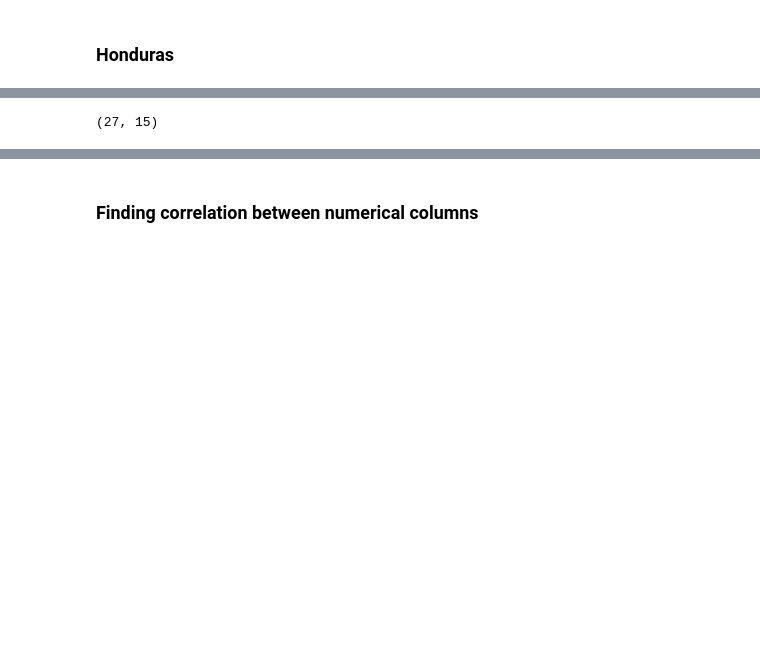
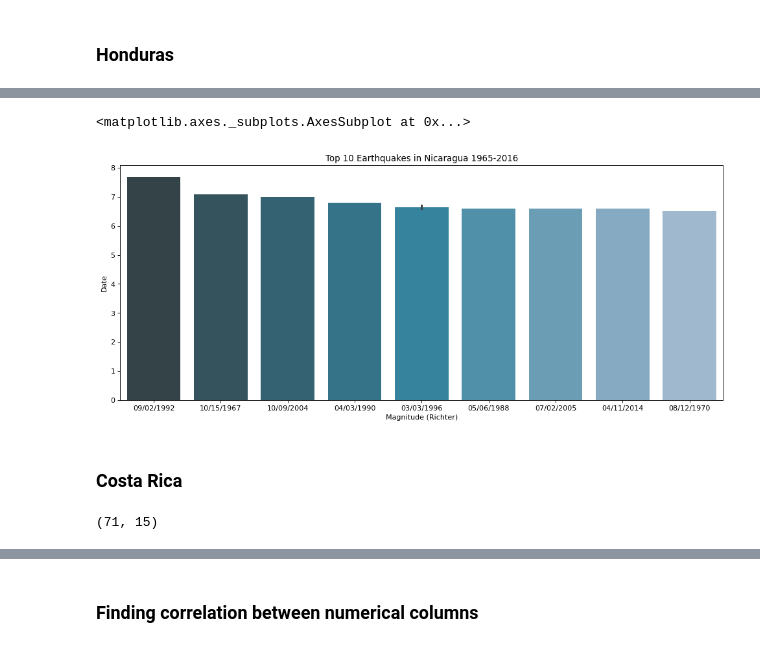
Before and after one commit to sotus30/Earthquakes_Central_America, a Jupyter notebook: Data Exploration 2.ipynb, the cells around one changed output, grey strips where cells are left out. Drawn from its saved outputs; the diff is of its cells as text; code cells hidden in the pictures; blank space fills up the shorter version.

```diff
--- a/Data Exploration 2.ipynb
+++ b/Data Exploration 2.ipynb
@@ -547,0 +578,4 @@ map_SV
+# %%
+index_namesNI = df_CA1[(df_CA1['Latitude'] >= 10.93) & (df_CA1['Latitude'] <= 13) & (df_CA1['Longitude'] <= -85.50) & (df_CA1['Longitude'] >= -87.9)].index
+
+df_NI = df_CA1.loc[index_namesNI]
@@ -548 +599,17 @@ map_SV
+# %%
+NI_top10 = df_NI.nlargest(10, 'Magnitude')
+y= NI_top10['Magnitude'].values
+
+figure(num=None, figsize=(15, 6), dpi=80, facecolor='w', edgecolor='k')
+
+plt.title('Top 10 Earthquakes in Nicaragua 1965-2016')
+plt.xlabel('Magnitude (Richter)')
+plt.ylabel('Date')
+
+sns.barplot(NI_top10['Date'].values, NI_top10['Magnitude'].values, palette='PuBuGn_d')
+# %% [output]
+<matplotlib.axes._subplots.AxesSubplot at 0x...>
+[figure, added]
+# %% [markdown]
+<H3> Costa Rica
 # %%
@@ -552,5 +619,5 @@ df_HON = df_CA1.loc[index_names4]
 # %%
-df_HON.shape
+df_CR.shape
 # %% [output]
-(27, 15)
+(71, 15)
 # %%
```
Also changed, not shown: parts of 21 cells of this notebook.
